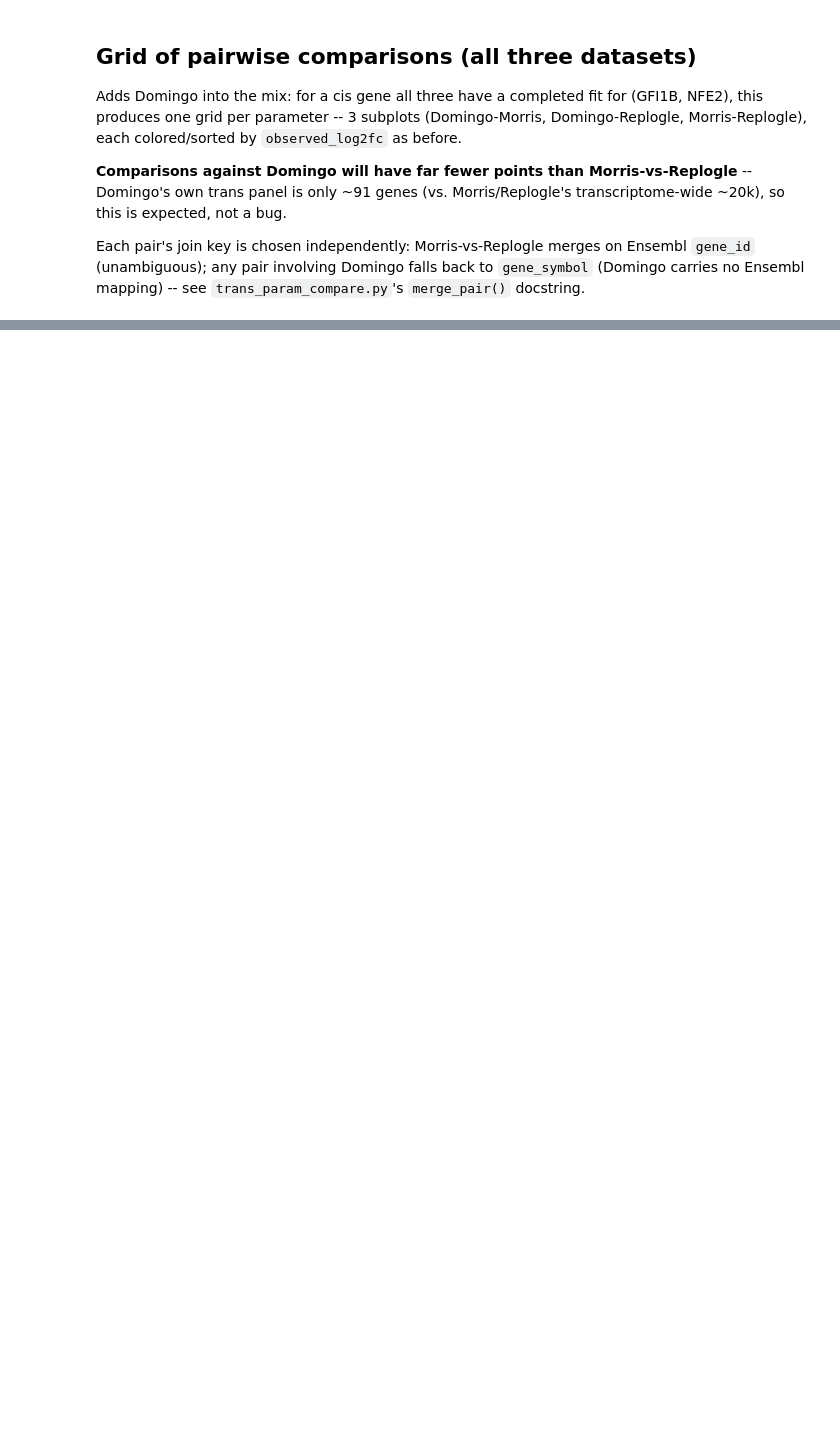
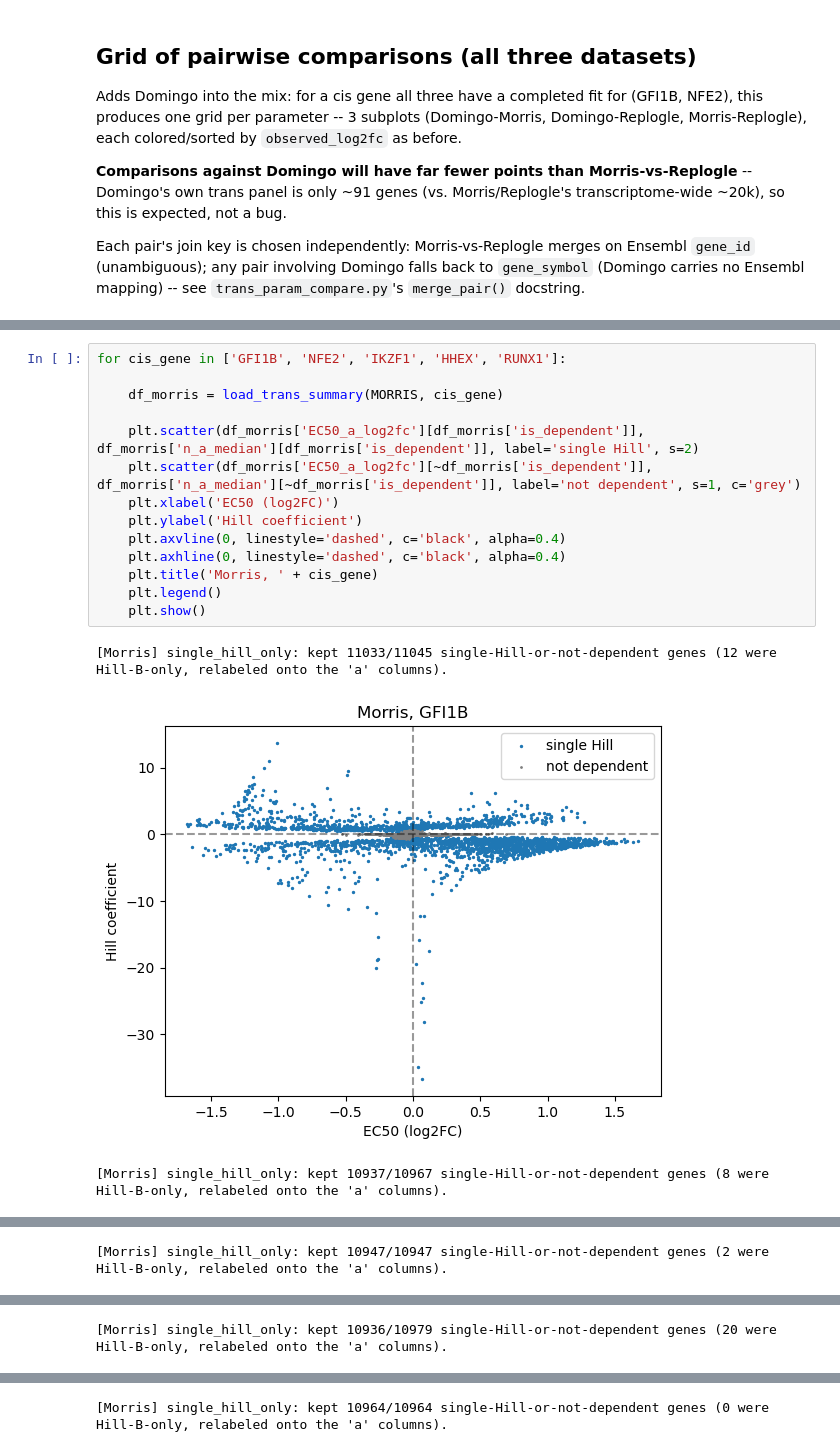
Before and after one commit to leahrosen/bayesDREAM, a Jupyter notebook: comparative/notebooks/trans_param_comparison.ipynb, the cells around one changed output, grey strips where cells are left out. Saved outputs shown, nothing was run; the diff lists cells and outputs as text; blank space fills up the shorter version.

```diff
--- a/comparative/notebooks/trans_param_comparison.ipynb
+++ b/comparative/notebooks/trans_param_comparison.ipynb
@@ -335,0 +261,18 @@ time: 43.8 s (started: 2026-09-07 11:43:28 +02:00)
+# %%
+for cis_gene in ['GFI1B', 'NFE2', 'IKZF1', 'HHEX', 'RUNX1']:
+
+    df_morris = load_trans_summary(MORRIS, cis_gene)
+
+    plt.scatter(df_morris['EC50_a_log2fc'][df_morris['is_dependent']], df_morris['n_a_median'][df_morris['is_dependent']], label='single Hill', s=2)
+    plt.scatter(df_morris['EC50_a_log2fc'][~df_morris['is_dependent']], df_morris['n_a_median'][~df_morris['is_dependent']], label='not dependent', s=1, c='grey')
+    plt.xlabel('EC50 (log2FC)')
+    plt.ylabel('Hill coefficient')
+    plt.axvline(0, linestyle='dashed', c='black', alpha=0.4)
+    plt.axhline(0, linestyle='dashed', c='black', alpha=0.4)
+    plt.title('Morris, ' + cis_gene)
+    plt.legend()
+    plt.show()
+# %% [output]
+[Morris] single_hill_only: kept 11033/11045 single-Hill-or-not-dependent genes (12 were Hill-B-only, relabeled onto the 'a' columns).
+[figure, added]
+[Morris] single_hill_only: kept 10937/10967 single-Hill-or-not-dependent genes (8 were Hill-B-only, relabeled onto the 'a' columns).
@@ -335,0 +280 @@ time: 43.8 s (started: 2026-09-07 11:43:28 +02:00)
+[Morris] single_hill_only: kept 10947/10947 single-Hill-or-not-dependent genes (2 were Hill-B-only, relabeled onto the 'a' columns).
@@ -335,0 +282 @@ time: 43.8 s (started: 2026-09-07 11:43:28 +02:00)
+[Morris] single_hill_only: kept 10936/10979 single-Hill-or-not-dependent genes (20 were Hill-B-only, relabeled onto the 'a' columns).
@@ -335,0 +284 @@ time: 43.8 s (started: 2026-09-07 11:43:28 +02:00)
+[Morris] single_hill_only: kept 10964/10964 single-Hill-or-not-dependent genes (0 were Hill-B-only, relabeled onto the 'a' columns).
```
Also changed, not shown: parts of 23 cells of this notebook.
